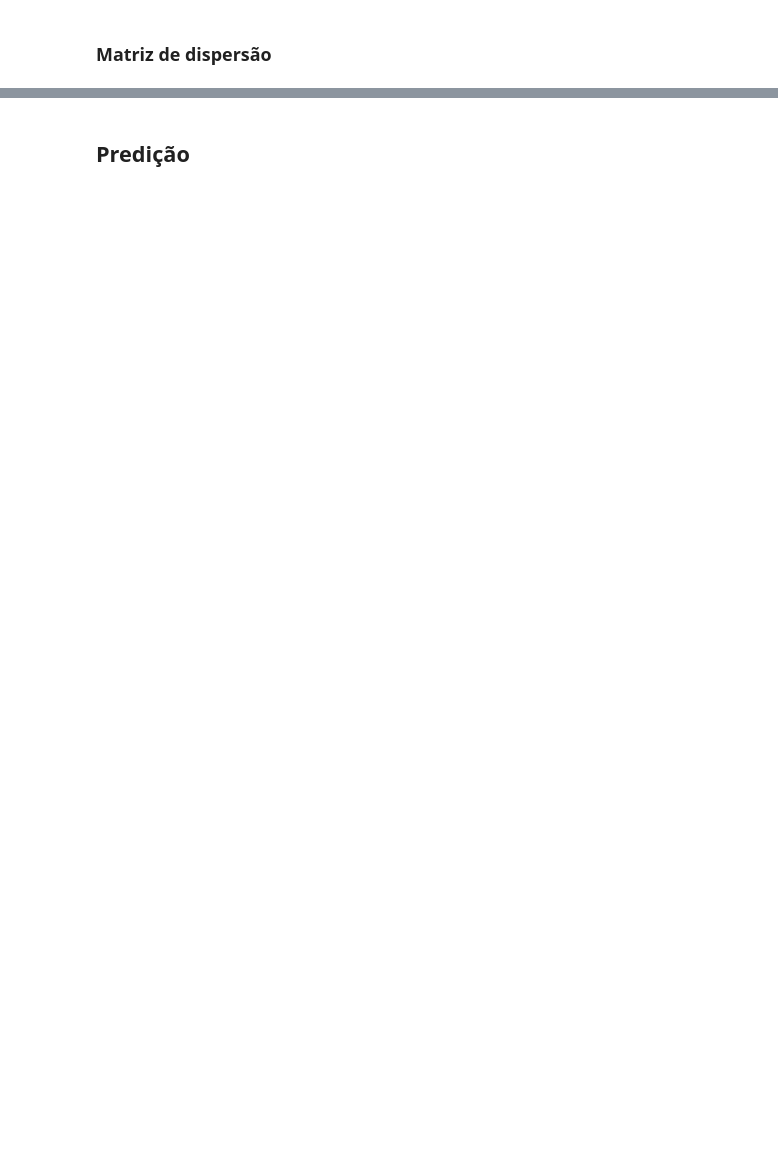
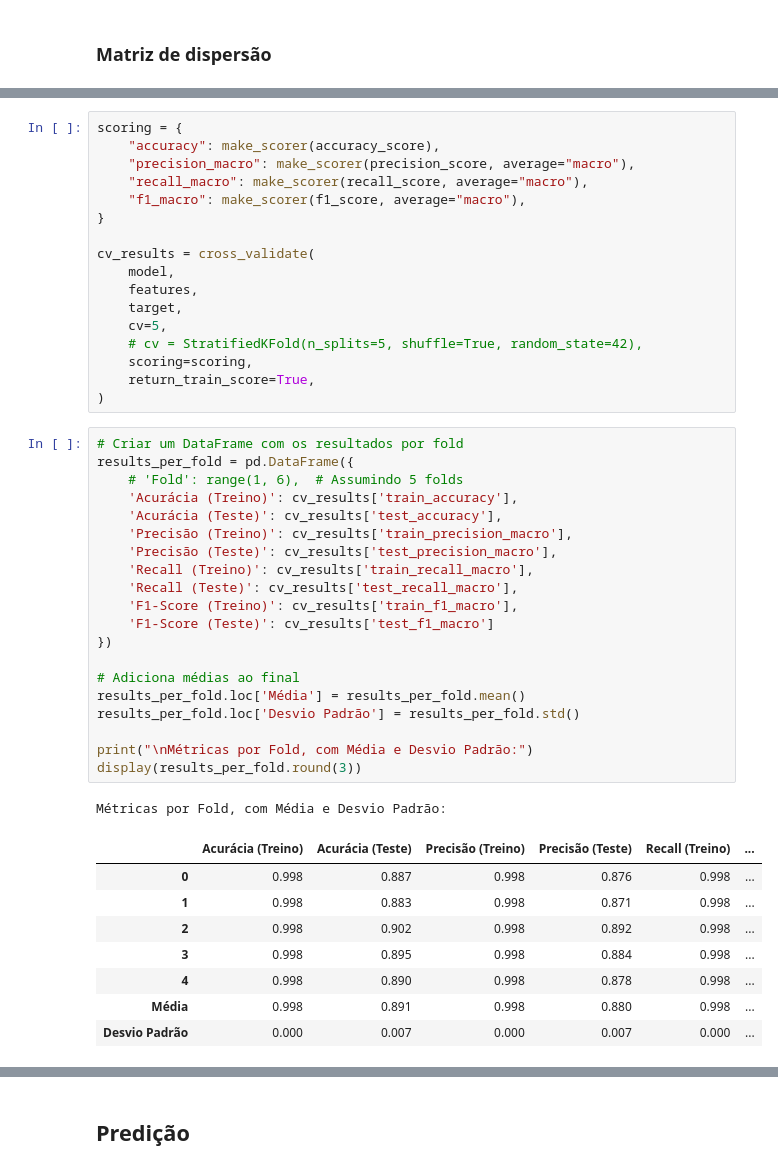
Before and after one commit to renanrms/datamining-t1, a Jupyter notebook: src/solution.ipynb, the cells around one changed output, grey strips where cells are left out. Cells and saved outputs as stored; diff of their text form; blank space fills up the shorter version.

```diff
--- a/src/solution.ipynb
+++ b/src/solution.ipynb
@@ -219,0 +317,47 @@ print(
+# %%
+scoring = {
+    "accuracy": make_scorer(accuracy_score),
+    "precision_macro": make_scorer(precision_score, average="macro"),
+    "recall_macro": make_scorer(recall_score, average="macro"),
+    "f1_macro": make_scorer(f1_score, average="macro"),
+}
+
+cv_results = cross_validate(
+    model,
+    features,
+    target,
+    cv=5,
+    # cv = StratifiedKFold(n_splits=5, shuffle=True, random_state=42),
+    scoring=scoring,
+    return_train_score=True,
+)
+# %%
+# Criar um DataFrame com os resultados por fold
+results_per_fold = pd.DataFrame({
+    # 'Fold': range(1, 6),  # Assumindo 5 folds
+    'Acurácia (Treino)': cv_results['train_accuracy'],
+    'Acurácia (Teste)': cv_results['test_accuracy'],
+    'Precisão (Treino)': cv_results['train_precision_macro'],
+    'Precisão (Teste)': cv_results['test_precision_macro'],
+    'Recall (Treino)': cv_results['train_recall_macro'],
+    'Recall (Teste)': cv_results['test_recall_macro'],
+    'F1-Score (Treino)': cv_results['train_f1_macro'],
+    'F1-Score (Teste)': cv_results['test_f1_macro']
+})
+
+# Adiciona médias ao final
+results_per_fold.loc['Média'] = results_per_fold.mean()
+results_per_fold.loc['Desvio Padrão'] = results_per_fold.std()
+
+print("\nMétricas por Fold, com Média e Desvio Padrão:")
+display(results_per_fold.round(3))
+# %% [output]
+Métricas por Fold, com Média e Desvio Padrão:
+|  | Acurácia (Treino) | Acurácia (Teste) | Precisão (Treino) | Precisão (Teste) | Recall (Treino) | ... |
+| 0 | 0.998 | 0.887 | 0.998 | 0.876 | 0.998 | ... |
+| 1 | 0.998 | 0.883 | 0.998 | 0.871 | 0.998 | ... |
+| 2 | 0.998 | 0.902 | 0.998 | 0.892 | 0.998 | ... |
+| 3 | 0.998 | 0.895 | 0.998 | 0.884 | 0.998 | ... |
+| 4 | 0.998 | 0.890 | 0.998 | 0.878 | 0.998 | ... |
+| Média | 0.998 | 0.891 | 0.998 | 0.880 | 0.998 | ... |
+| Desvio Padrão | 0.000 | 0.007 | 0.000 | 0.007 | 0.000 | ... |
```
Also changed, not shown: parts of 33 cells of this notebook, 1 other file.
